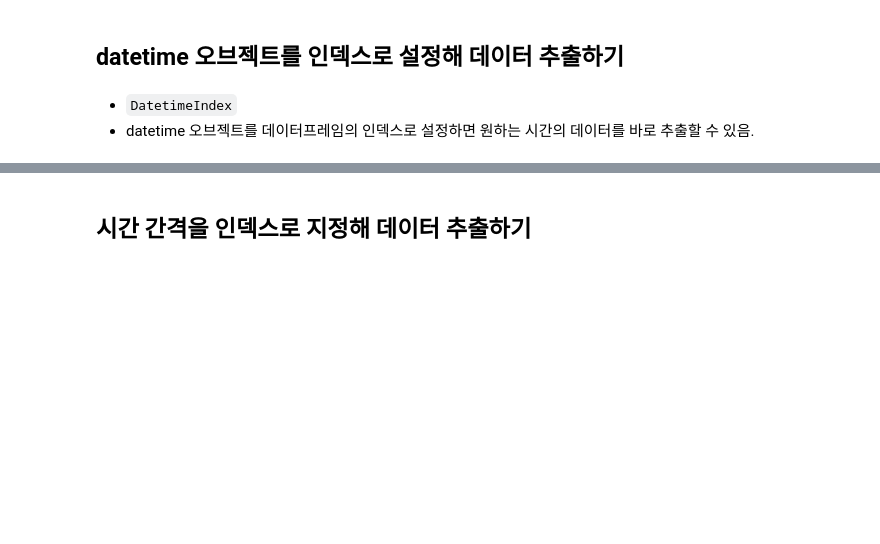
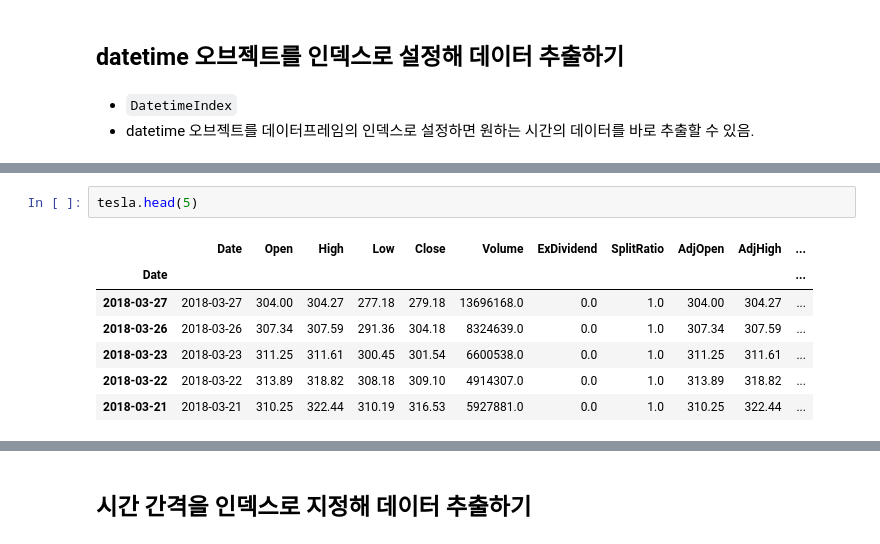
Before and after one commit to 20KMJ/ESAA7, a Jupyter notebook: 1010.ipynb, the cells around one changed output, grey strips where cells are left out. Saved outputs shown, nothing was run; the diff lists cells and outputs as text; blank space fills up the shorter version.

```diff
--- a/1010.ipynb
+++ b/1010.ipynb
@@ -166 +176,11 @@ DatetimeIndex(['2018-03-27', '2018-03-26', '2018-03-23', '2018-03-22',
+# %%
+tesla.head(5)
+# %% [output]
+|  | Date | Open | High | Low | Close | Volume | ExDividend | SplitRatio | AdjOpen | AdjHigh | ... |
+| Date |  |  |  |  |  |  |  |  |  |  | ... |
+| 2018-03-27 | 2018-03-27 | 304.00 | 304.27 | 277.18 | 279.18 | 13696168.0 | 0.0 | 1.0 | 304.00 | 304.27 | ... |
+| 2018-03-26 | 2018-03-26 | 307.34 | 307.59 | 291.36 | 304.18 | 8324639.0 | 0.0 | 1.0 | 307.34 | 307.59 | ... |
+| 2018-03-23 | 2018-03-23 | 311.25 | 311.61 | 300.45 | 301.54 | 6600538.0 | 0.0 | 1.0 | 311.25 | 311.61 | ... |
+| 2018-03-22 | 2018-03-22 | 313.89 | 318.82 | 308.18 | 309.10 | 4914307.0 | 0.0 | 1.0 | 313.89 | 318.82 | ... |
+| 2018-03-21 | 2018-03-21 | 310.25 | 322.44 | 310.19 | 316.53 | 5927881.0 | 0.0 | 1.0 | 310.25 | 322.44 | ... |
 # %%
```
Also changed, not shown: parts of 8 cells of this notebook.
